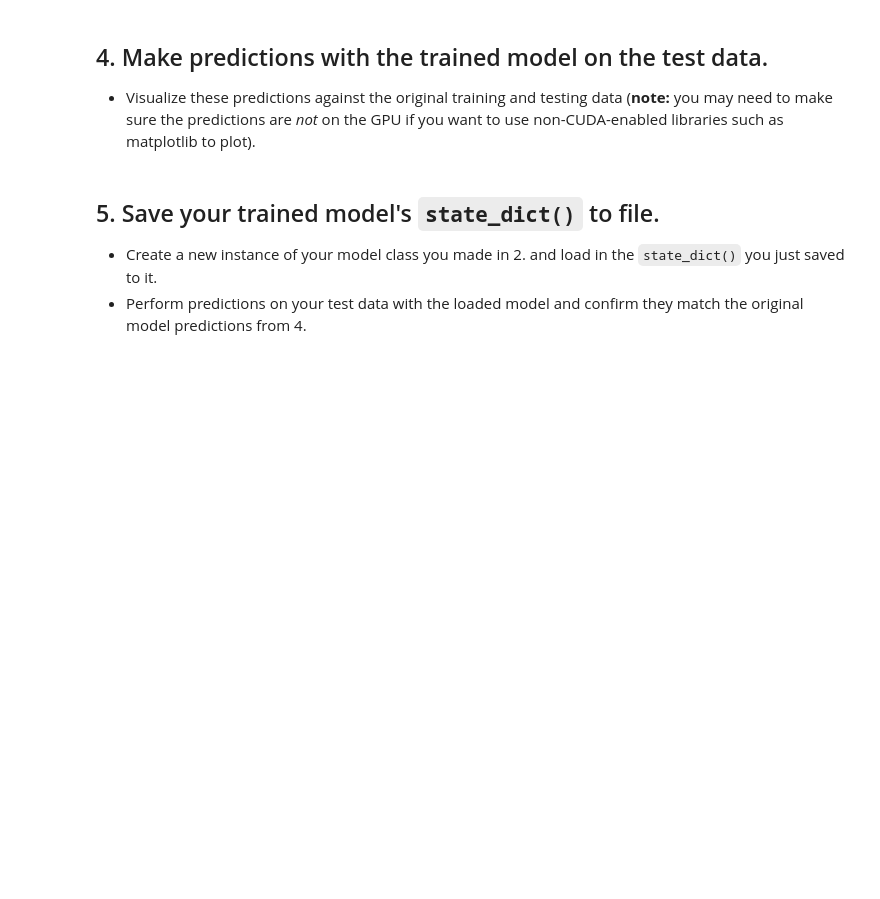
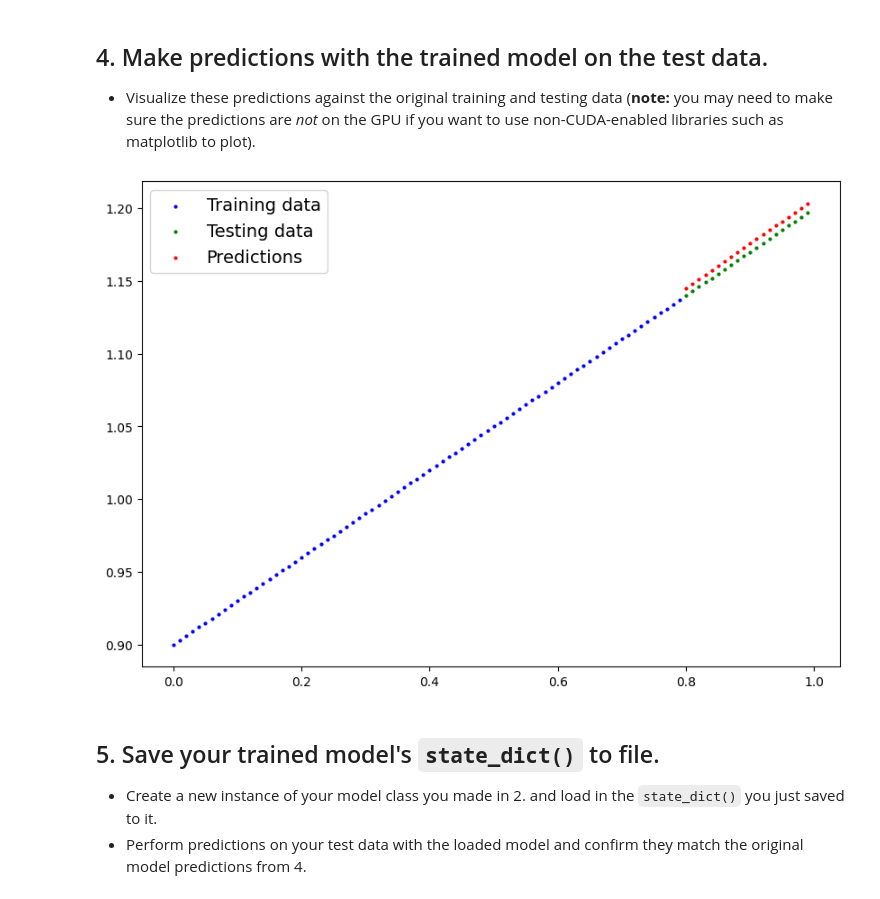
Before and after one commit to BashkirovN/pytorch_practice, a Jupyter notebook: extras/exercises/01_pytorch_workflow_exercises.ipynb, the cells around one changed output. Drawn from its saved outputs; the diff is of its cells as text; code cells hidden in the pictures; blank space fills up the shorter version.

```diff
--- a/extras/exercises/01_pytorch_workflow_exercises.ipynb
+++ b/extras/exercises/01_pytorch_workflow_exercises.ipynb
@@ -63,0 +109,12 @@ print(f"First 10 X & y samples:\nX: {X[:10]}\ny: {y[:10]}")
+# %%
+# Instantiate the model and put it to the target device
+practice_model = PracticeModel()
+
+practice_model.to(device)
+X_train = X_train.to(device)
+y_train = y_train.to(device)
+X_test = X_test.to(device)
+y_test = y_test.to(device)
+# Check model device
+print(next(practice_model.parameters()).device)
+print(X_train.device)
@@ -68,12 +128,14 @@ print(f"First 10 X & y samples:\nX: {X[:10]}\ny: {y[:10]}")
   * The training loop should test the model on the test dataset every 20 epochs.
 # %%
 # Create the loss function and optimizer
+loss_fn = nn.L1Loss()
+optimizer = torch.optim.SGD(params=practice_model.parameters(),
+                            lr=0.01)
 # %%
 # Training loop
 
-
 # Train model for 300 epochs
-
+epochs = 300
 
 # Send data to target device
 
@@ -82,31 +144,34 @@ for epoch in range(epochs):
   ### Training
 
   # Put model in train mode
-
+  practice_model.train()
 
   # 1. Forward pass
-
+  y_pred = practice_model(X_train)
 
   # 2. Calculate loss
-
+  loss = loss_fn(input=y_pred, target=y_train)
 
   # 3. Zero gradients
-
+  optimizer.zero_grad()
 
   # 4. Backpropagation
-
+  loss.backward()
 
   # 5. Step the optimizer
-
+  optimizer.step()
 
   ### Perform testing every 20 epochs
   if epoch % 20 == 0:
 
     # Put model in evaluation mode and setup inference context
-
+    practice_model.eval()
+    with torch.inference_mode():
       # 1. Forward pass
+      test_pred = practice_model(X_test)
 
       # 2. Calculate test loss
+      test_loss = loss_fn(input=test_pred, target=y_test)
 
       # Print out what's happening
       print(f"Epoch: {epoch} | Train loss: {loss:.3f} | Test loss: {test_loss:.3f}")
@@ -115,8 +196,13 @@ for epoch in range(epochs):
   * Visualize these predictions against the original training and testing data (**note:** you may need to make sure the predictions are *not* on the GPU if you want to use non-CUDA-enabled libraries such as matplotlib to plot).
 # %%
 # Make predictions with the model
+with torch.inference_mode():
+  new_pred = practice_model(X_test)
 # %%
 # Plot the predictions (these may need to be on a specific device)
+plot_predictions(predictions=new_pred)
+# %% [output]
+[figure, added]
 # %% [markdown]
 ## 5. Save your trained model's `state_dict()` to file.
   * Create a new instance of your model class you made in 2. and load in the `state_dict()` you just saved to it.
```
Also changed, not shown: parts of 14 cells of this notebook.
